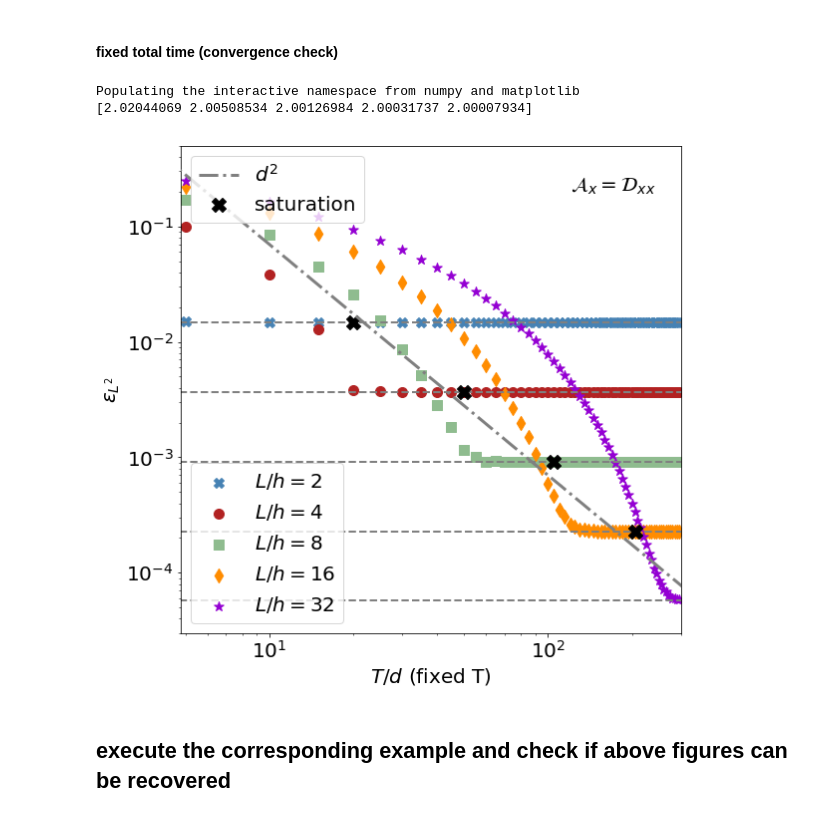
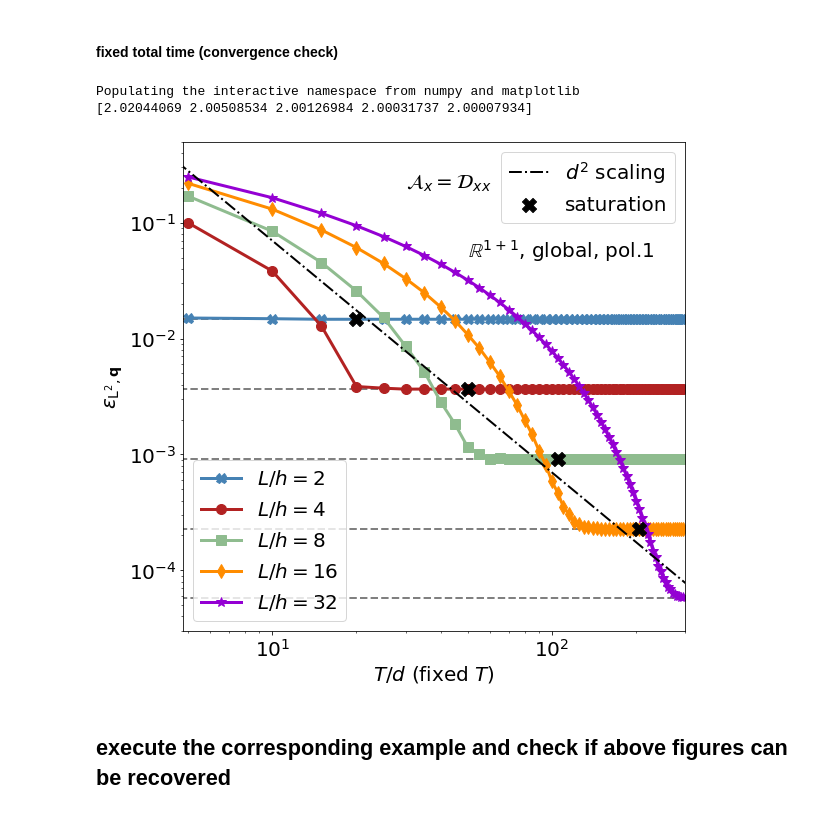
Before and after one commit to gioacchinowang/BIFET, a Jupyter notebook: examples/example_light_ADxx.ipynb, the cells around one changed output. Cells and saved outputs as stored; diff of their text form; code cells hidden in the pictures.

```diff
--- a/examples/example_light_ADxx.ipynb
+++ b/examples/example_light_ADxx.ipynb
@@ -877,45 +923,57 @@ l2 = ax1.plot((0,2000),(e_1d_rg1[2,1],e_1d_rg1[2,1]),color='grey',linestyle='--'
 l3 = ax1.plot((0,2000),(e_1d_rg1[3,1],e_1d_rg1[3,1]),color='grey',linestyle='--',linewidth=2)
 l4 = ax1.plot((0,2000),(e_1d_rg1[4,1],e_1d_rg1[4,1]),color='grey',linestyle='--',linewidth=2)
 
-c0 = ax1.scatter (err_lv0[:,0],err_lv0[:,1],marker='X',s=100,c='steelblue',label='$L/h = 2$')
-c1 = ax1.scatter (err_lv1[:,0],err_lv1[:,1],marker='o',s=100,c='firebrick',label='$L/h = 4$')
-c2 = ax1.scatter (err_lv2[:,0],err_lv2[:,1],marker='s',s=100,c='darkseagreen',label='$L/h = 8$')
-c3 = ax1.scatter (err_lv3[:,0],err_lv3[:,1],marker='d',s=100,c='darkorange',label='$L/h = 16$')
-c4 = ax1.scatter (err_lv4[:,0],err_lv4[:,1],marker='*',s=100,c='darkviolet',label='$L/h = 32$')
+c0 = ax1.plot (err_lv0[:,0],err_lv0[:,1],
+               marker='X',markersize=10,c='steelblue',linewidth=3,
+               label='$L/h = 2$')
+c1 = ax1.plot (err_lv1[:,0],err_lv1[:,1],
+               marker='o',markersize=10,c='firebrick',linewidth=3,
+               label='$L/h = 4$')
+c2 = ax1.plot (err_lv2[:,0],err_lv2[:,1],
+               marker='s',markersize=10,c='darkseagreen',linewidth=3,
+               label='$L/h = 8$')
+c3 = ax1.plot (err_lv3[:,0],err_lv3[:,1],
+               marker='d',markersize=10,c='darkorange',linewidth=3,
+               label='$L/h = 16$')
+c4 = ax1.plot (err_lv4[:,0],err_lv4[:,1],
+               marker='*',markersize=10,c='darkviolet',linewidth=3,
+               label='$L/h = 32$')
 
 ax1.legend(loc=3,fontsize='20')
 ax1.set_xlim((4.8,300))
 ax1.set_ylim((0.00003,0.5))
 ax1.set_xscale("log", nonposx='clip')
 ax1.set_yscale("log", nonposy='clip')
-ax1.set_xlabel('$T/d$ (fixed T)',fontsize='20')
-ax1.set_ylabel('$\epsilon_{L^2}$',fontsize='20')
+ax1.set_xlabel(r'$T/d$ (fixed $T$)',fontsize='20')
+ax1.set_ylabel(r'$\epsilon_{\mathrm{L}^2,\mathbf{q}}$',fontsize='20')
 ax1.tick_params(axis='both', which='major', labelsize='20')
 #ax1.set_title('advection equals to diffusion', fontsize='20')
-ax1.text(120,2.0e-1,'$\mathcal{A}_x = \mathcal{D}_{xx}$',fontsize=20)
+ax1.text(30,2.0e-1,'$\mathcal{A}_x = \mathcal{D}_{xx}$',fontsize=20)
 
 ax2 = ax1.twinx()
 
 s = array(matrix('20	0.0146701;\
 50	0.00366363;\
 105	0.000915703;\
 205	0.000228911'))
 ax2.scatter (s[:,0],s[:,1],marker='X',s=200,c='black',label='saturation')
 
 s = np.linspace(1,3000,100)
-ax2.plot(s,7*s**(-2),linestyle='-.',linewidth=3,color='grey',label='$d^{2}$')
+ax2.plot(s,7*s**(-2),linestyle='-.',linewidth=2,color='k',label=r'$d^{2}$ scaling')
 
 ax2.set_yscale("log", nonposy='clip')
 ax2.set_ylim((0.00003,0.5))
-ax2.legend(loc=2,fontsize='20')
+ax2.legend(loc=1,fontsize='20')
 plt.axis('off')
+
+ax1.text(50,0.05,r'$\mathbb{R}^{1+1}$, global, pol.1',fontsize=20)
 
 #fig1.tight_layout()
 
 savefig('ADxx_conv.pdf')
 # %% [output]
 Populating the interactive namespace from numpy and matplotlib
 [2.02044069 2.00508534 2.00126984 2.00031737 2.00007934]
-[figure, old version]
+[figure, new version]
 # %% [markdown]
 ## execute the corresponding example and check if above figures can be recovered
```
Also changed, not shown: parts of 3 cells of this notebook, 20 other files.
